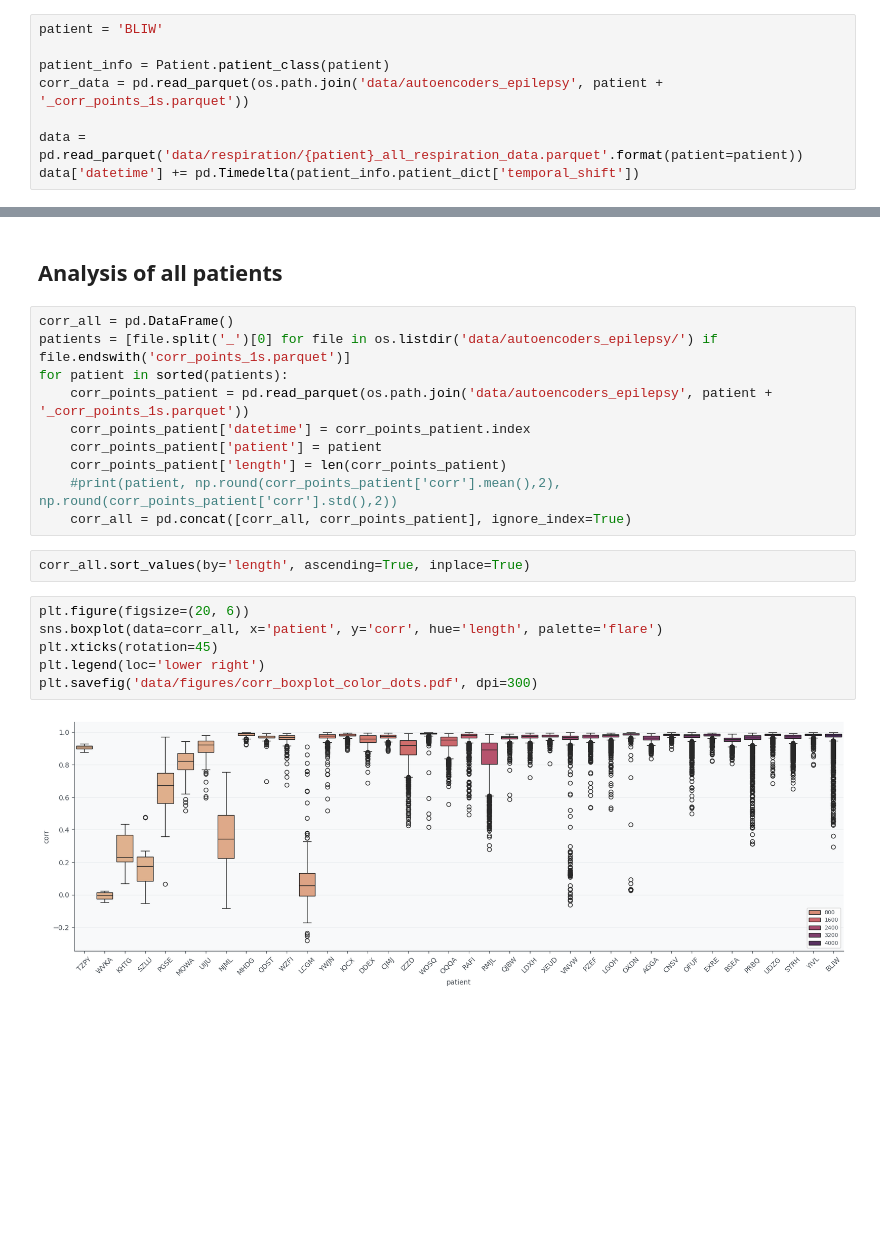
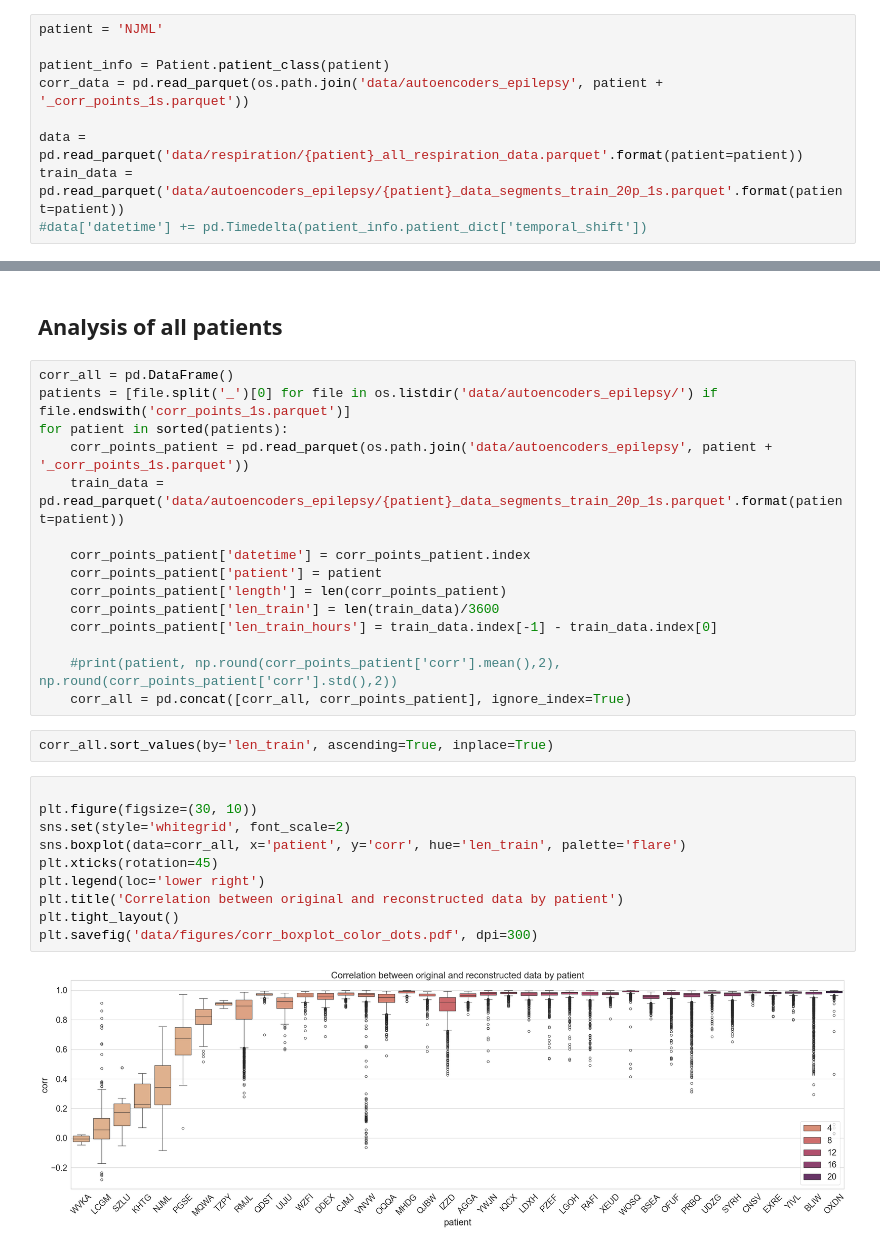
Before and after one commit to MarianaAbreu/preepiseizures, a Jupyter notebook: sudep_analysis/ae_io_correlation_analysis.ipynb, the cells around one changed output, grey strips where cells are left out. Drawn from its saved outputs; the diff is of its cells as text; blank space fills up the shorter version.

```diff
--- a/sudep_analysis/ae_io_correlation_analysis.ipynb
+++ b/sudep_analysis/ae_io_correlation_analysis.ipynb
@@ -11,10 +11,11 @@ import seaborn as sns
 
 from preepiseizures.src import Patient, biosignal_processing
 # %%
-patient = 'BLIW'
+patient = 'NJML'
 
 patient_info = Patient.patient_class(patient)
 corr_data = pd.read_parquet(os.path.join('data/autoencoders_epilepsy', patient + '_corr_points_1s.parquet'))
 
 data = pd.read_parquet('data/respiration/{patient}_all_respiration_data.parquet'.format(patient=patient))
-data['datetime'] += pd.Timedelta(patient_info.patient_dict['temporal_shift'])
+train_data = pd.read_parquet('data/autoencoders_epilepsy/{patient}_data_segments_train_20p_1s.parquet'.format(patient=patient))
+#data['datetime'] += pd.Timedelta(patient_info.patient_dict['temporal_shift'])
@@ -64,18 +71,27 @@ corr_all = pd.DataFrame()
 patients = [file.split('_')[0] for file in os.listdir('data/autoencoders_epilepsy/') if file.endswith('corr_points_1s.parquet')]
 for patient in sorted(patients):
     corr_points_patient = pd.read_parquet(os.path.join('data/autoencoders_epilepsy', patient + '_corr_points_1s.parquet'))
+    train_data = pd.read_parquet('data/autoencoders_epilepsy/{patient}_data_segments_train_20p_1s.parquet'.format(patient=patient))
+
     corr_points_patient['datetime'] = corr_points_patient.index
     corr_points_patient['patient'] = patient
     corr_points_patient['length'] = len(corr_points_patient)
+    corr_points_patient['len_train'] = len(train_data)/3600
+    corr_points_patient['len_train_hours'] = train_data.index[-1] - train_data.index[0]
+
     #print(patient, np.round(corr_points_patient['corr'].mean(),2), np.round(corr_points_patient['corr'].std(),2))
     corr_all = pd.concat([corr_all, corr_points_patient], ignore_index=True)
 # %%
-corr_all.sort_values(by='length', ascending=True, inplace=True)
+corr_all.sort_values(by='len_train', ascending=True, inplace=True)
 # %%
-plt.figure(figsize=(20, 6))
-sns.boxplot(data=corr_all, x='patient', y='corr', hue='length', palette='flare')
+
+plt.figure(figsize=(30, 10))
+sns.set(style='whitegrid', font_scale=2)
+sns.boxplot(data=corr_all, x='patient', y='corr', hue='len_train', palette='flare')
 plt.xticks(rotation=45)
 plt.legend(loc='lower right')
+plt.title('Correlation between original and reconstructed data by patient')
+plt.tight_layout()
 plt.savefig('data/figures/corr_boxplot_color_dots.pdf', dpi=300)
 # %% [output]
-[figure, old version]
+[figure, new version]
```
Also changed, not shown: parts of 40 cells of this notebook.
